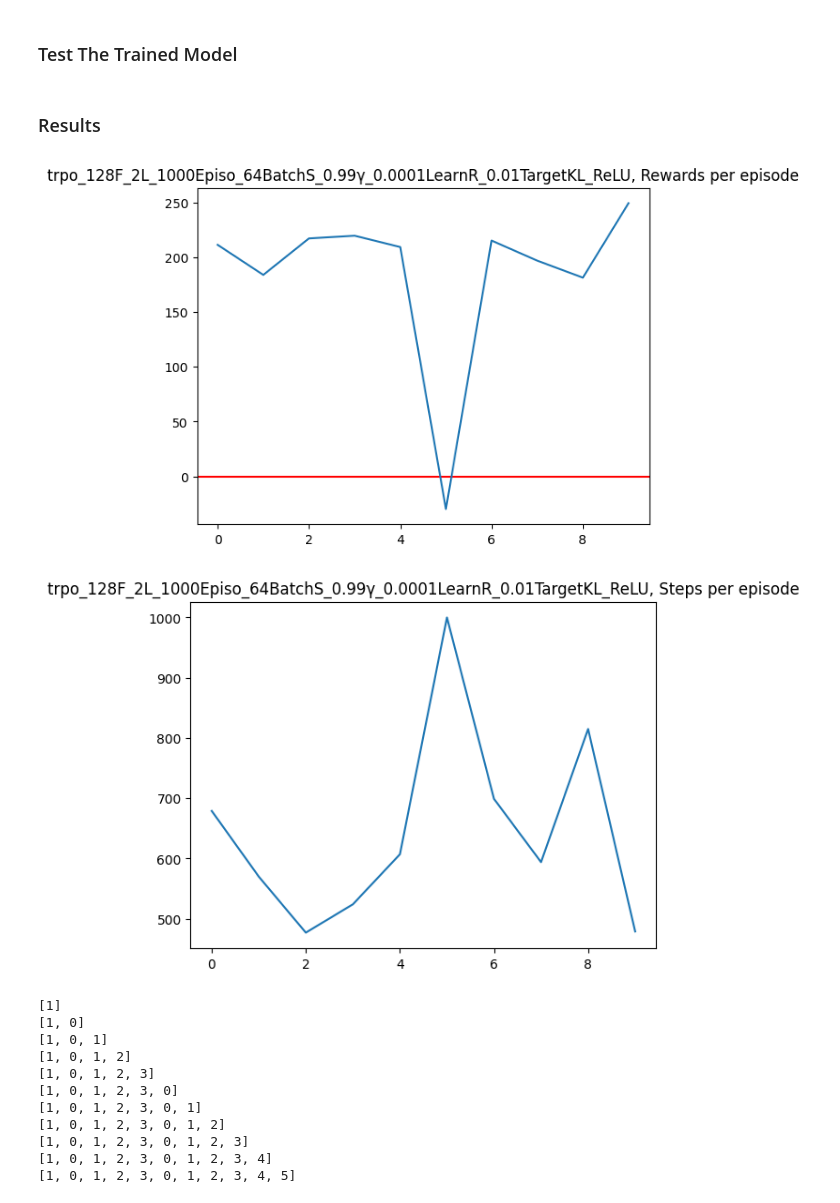
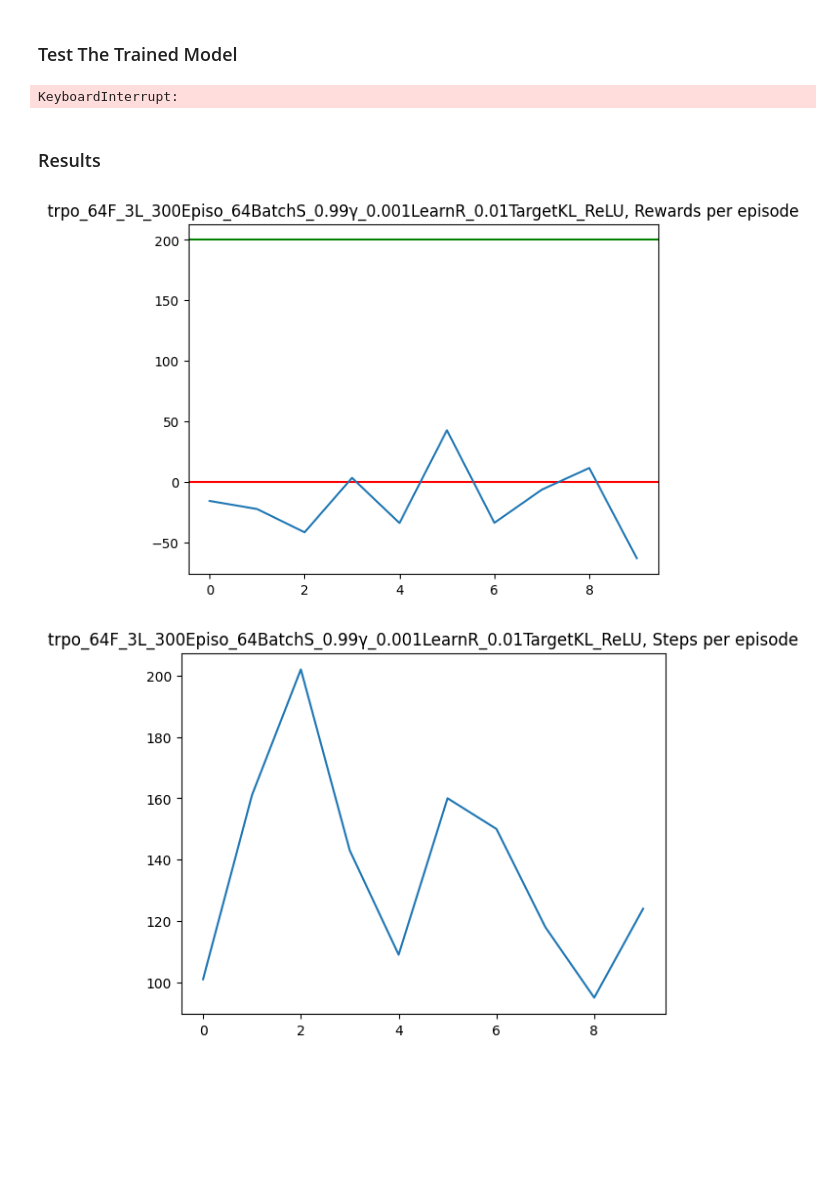
Before and after one commit to edmundtcy/COMP3340-G3, a Jupyter notebook: TRPO/TrpoContinuous.ipynb, the cells around one changed output. Drawn from its saved outputs; the diff is of its cells as text; code cells hidden in the pictures; blank space fills up the shorter version.

```diff
--- a/TRPO/TrpoContinuous.ipynb
+++ b/TRPO/TrpoContinuous.ipynb
@@ -57,8 +59,8 @@ sample observation:  [-1.2238451  -1.6619498  -1.263493    1.0599694  -0.1855921
 # %% [markdown]
 ### Train And Save the Agent
 # %%
-num_features = 128
-num_layers = 2
+num_features = 64
+num_layers = 3
 episodes = 1000
 act_f = th.nn.ReLU
 # Custom actor (pi) and value function (vf) networks
@@ -67,7 +69,7 @@ policy_kwargs = dict(activation_fn=act_f,
                      net_arch=[dict(pi=[num_features]*num_layers, vf=[num_features]*num_layers)])
 
 env = gym.make('LunarLanderContinuous-v2')
-model = TRPO('MlpPolicy', env, policy_kwargs=policy_kwargs, gamma=0.99, target_kl=0.01, batch_size=64, learning_rate=0.0001)
+model = TRPO('MlpPolicy', env, policy_kwargs=policy_kwargs, gamma=0.99, target_kl=0.01, batch_size=64, learning_rate=0.001)
 
 
 model_name = "trpo_{}F_{}L_{}Episo_{}BatchS_{}γ_{}LearnR_{}TargetKL_{}".format(num_features,num_layers,
@@ -116,12 +115,14 @@ del model
 # %%
+model_name = "trpo_64F_3L_100Episo_64BatchS_0.99γ_0.001LearnR_0.01TargetKL_ReLU"
 model = TRPO.load(f"{models_dir}/{model_name}")
 
-env.reset()
+state = env.reset()
 reward_per_episode = []
 steps_per_episode = []
-for episode in trange(100):
+for episode in trange(10):
     total_reward, total_step = 0, 0
     while True:
+        env.render()
         action, _state = model.predict(state)
         next_state, reward, done, _ = env.step(action)
         state = next_state
@@ -132,22 +133,26 @@ for episode in trange(100):
             reward_per_episode.append(total_reward)
             steps_per_episode.append(total_step)
             break
+env.close()
+# %% [output]
+KeyboardInterrupt:
 # %% [markdown]
 ### Results
 # %%
+plt.axhline(y = 200, color = 'g', linestyle = '-')
 plt.axhline(y = 0, color = 'r', linestyle = '-')
 plt.plot(reward_per_episode)
 plt.title("{}, Rewards per episode".format(model_name))
 plt.show()
 
 plt.plot(steps_per_episode)
 plt.title("{}, Steps per episode".format(model_name))
 plt.show()
 # %% [output]
-[figure, old version]
+[figure, new version]
-[figure, old version]
+[figure, new version]
 # %%
-converge_reward = 100
+converge_reward = 250
 converge_count = 0
 converge_count_per_episo = []
 total_reward = 0
@@ -164,22 +169,9 @@ while True:
             converge_count=0
         converge_count_per_episo.append(converge_count)
         total_reward = 0
-        print(converge_count_per_episo)
         env.reset()
     if converge_count >= 5:
         break
-# %% [output]
-[1]
-[1, 0]
-[1, 0, 1]
-[1, 0, 1, 2]
-[1, 0, 1, 2, 3]
-[1, 0, 1, 2, 3, 0]
-[1, 0, 1, 2, 3, 0, 1]
-[1, 0, 1, 2, 3, 0, 1, 2]
-[1, 0, 1, 2, 3, 0, 1, 2, 3]
-[1, 0, 1, 2, 3, 0, 1, 2, 3, 4]
-[1, 0, 1, 2, 3, 0, 1, 2, 3, 4, 5]
 # %%
 plt.plot(converge_count_per_episo)
 plt.title("{}, converge count per episo".format(model_name))
```
Also changed, not shown: parts of 6 cells of this notebook, 7 other files.
